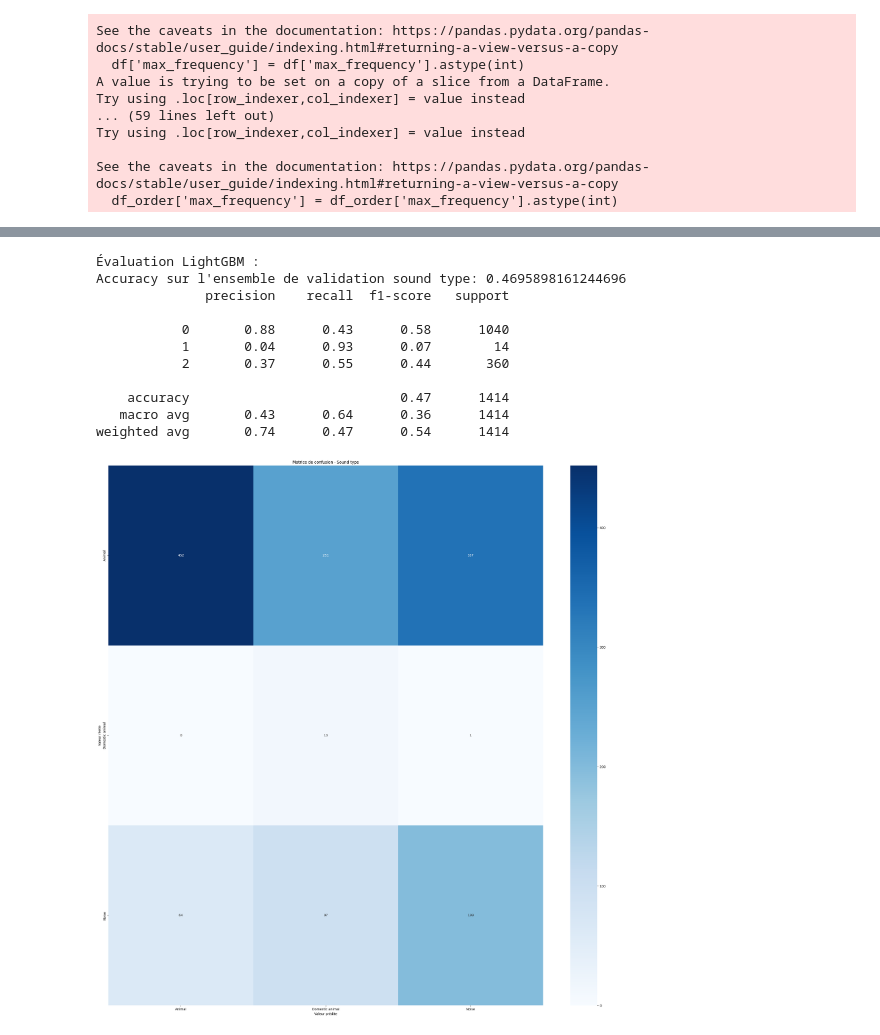
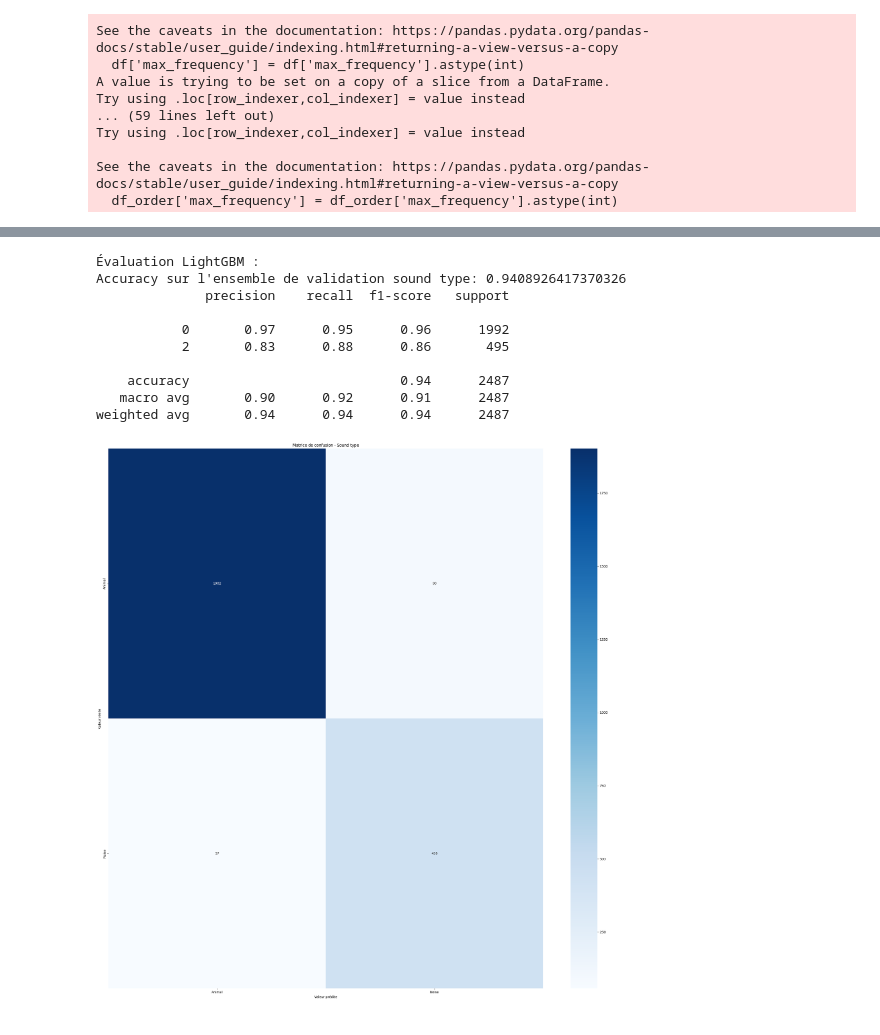
Before and after one commit to LorisGaven/OrthopteraStridulationClassifier, a Jupyter notebook: Notebooks/XgBoost/XgBoost_LGBM.ipynb, the cells around one changed output, grey strips where cells are left out. Saved outputs shown, nothing was run; the diff lists cells and outputs as text; code cells hidden in the pictures.

```diff
--- a/Notebooks/XgBoost/XgBoost_LGBM.ipynb
+++ b/Notebooks/XgBoost/XgBoost_LGBM.ipynb
@@ -46,9 +54,15 @@ pd.set_option('display.max_colwidth', None)  # Aucune limite sur la largeur du c
 # path_global_5s_val = "../../Dataset acoustique insectes/CSVs morceaux audio 5s/Global/val_global_recording_chunks.csv"
 
 # Correctly specifying your file path
-path_global_5s_train = "DataSet/CSVs_morceaux_audio_5s/Audible/train_audible_recording_chunks.csv"
-path_global_5s_test = "DataSet/CSVs_morceaux_audio_5s/Audible/test_audible_recording_chunks.csv"
-path_global_5s_val = "DataSet/CSVs_morceaux_audio_5s/Audible/val_audible_recording_chunks.csv"
+#path_global_5s_train = "DataSet/CSVs_morceaux_audio_5s/Audible/train_audible_recording_chunks.csv"
+#path_global_5s_test = "DataSet/CSVs_morceaux_audio_5s/Audible/test_audible_recording_chunks.csv"
+#path_global_5s_val = "DataSet/CSVs_morceaux_audio_5s/Audible/val_audible_recording_chunks.csv"
+
+# New data set for 5 sec audio files
+
+path_global_5s_train = "../../../DataSet/NewDataSet5sec/train_audible_recording_chunks.csv"
+path_global_5s_test = "../../../DataSet/NewDataSet5sec/test_audible_recording_chunks.csv"
+path_global_5s_val = "../../../DataSet/NewDataSet5sec/val_audible_recording_chunks.csv"
 
 # Using pandas to read the CSV file into a DataFrame
 df_train = pd.read_csv(path_global_5s_train)
@@ -62,8 +76,8 @@ df_val_order = df_val[df_val["label_class"] == "Insecta"]
 # %%
 from sklearn.preprocessing import LabelEncoder
 
-label_encoder = LabelEncoder()
-label_encoder.fit(df_train['label'])
+# label_encoder = LabelEncoder()
+# label_encoder.fit(df_train['label'])
 
 label_encoder_category = LabelEncoder()
 label_encoder_category.fit(df_train['label_category'])
@@ -85,7 +99,7 @@ def clean_data(df, df_order):
     # y_subfamily = df['label_subfamily']
 
     # Convertir les étiquettes en nombres
-    y_label_encoded = label_encoder.transform(y)
+    # y_label_encoded = label_encoder.transform(y)
     y_category_encoded = label_encoder_category.transform(y_category)
     y_soundtype_encoded = label_encoder_soundtype.transform(y_soundtype)
     y_order_encoded = label_encoder_order.transform(y_order)
@@ -134,12 +148,12 @@ def clean_data(df, df_order):
 
     X_order = df_order
 
+    # y_label_encoded,
+    return X, y_soundtype_encoded, y_category_encoded, y_order_encoded, X_order
 
-    return X, y_label_encoded, y_soundtype_encoded, y_category_encoded, y_order_encoded, X_order
-
-X_train, y_train_label, y_train_soundtype, y_train_category, y_train_order, X_train_order = clean_data(df_train, df_train_order)
-X_test, y_test_label, y_test_soundtype, y_test_category, y_test_order, X_test_order = clean_data(df_test, df_test_order)
-X_val, y_val_label, y_val_soundtype, y_val_category, y_val_order, X_val_order = clean_data(df_val,df_val_order)
+X_train, y_train_soundtype, y_train_category, y_train_order, X_train_order = clean_data(df_train, df_train_order)
+X_test,  y_test_soundtype, y_test_category, y_test_order, X_test_order = clean_data(df_test, df_test_order)
+X_val,  y_val_soundtype, y_val_category, y_val_order, X_val_order = clean_data(df_val,df_val_order)
 # %% [output]
 A value is trying to be set on a copy of a slice from a DataFrame.
 Try using .loc[row_indexer,col_indexer] = value instead
@@ -235,41 +233,41 @@ weights_dict = {i: class_weights[i] for i in range(len(class_weights))}
 # Appliquer les poids aux instances de formation
 sample_weight = np.array([weights_dict[y] for y in y_train_soundtype])
 
 # Entraînement du modèle avec les poids des instances
 xgb_model.fit(X_train, y_train_soundtype, sample_weight=sample_weight)
 
 predictions_soundtype = xgb_model.predict(X_test)
+pred = label_encoder_soundtype.inverse_transform(predictions_soundtype)
 
 # Évaluation LightGBM
 print("Évaluation LightGBM :")
 print("Accuracy sur l'ensemble de validation sound type:", accuracy_score(y_test_soundtype, predictions_soundtype))
 print(classification_report(y_test_soundtype, predictions_soundtype))
 
 # matrice de confusion
 cm = confusion_matrix(y_test_soundtype, predictions_soundtype)
 y_test_inversed = label_encoder_soundtype.inverse_transform(y_test_soundtype)
 
 unique_labels = np.unique(y_test_inversed)
 
 plt.figure(figsize=(30,30))
 sns.heatmap(cm, annot=True, fmt="d", cmap="Blues", xticklabels=unique_labels, yticklabels=unique_labels)
 plt.title('Matrice de confusion - Sound type')
 plt.ylabel('Valeur réelle')
 plt.xlabel('Valeur prédite')
 plt.show()
 # %% [output]
 Évaluation LightGBM :
-Accuracy sur l'ensemble de validation sound type: 0.4695898161244696
+Accuracy sur l'ensemble de validation sound type: 0.9408926417370326
               precision    recall  f1-score   support
 
-           0       0.88      0.43      0.58      1040
-           1       0.04      0.93      0.07        14
-           2       0.37      0.55      0.44       360
+           0       0.97      0.95      0.96      1992
+           2       0.83      0.88      0.86       495
 
-    accuracy                           0.47      1414
-   macro avg       0.43      0.64      0.36      1414
-weighted avg       0.74      0.47      0.54      1414
+    accuracy                           0.94      2487
+   macro avg       0.90      0.92      0.91      2487
+weighted avg       0.94      0.94      0.94      2487
-[figure, old version]
+[figure, new version]
 # %%
 #################### Category ###############################
 
```
Also changed, not shown: parts of 8 cells of this notebook, 2 other files.
